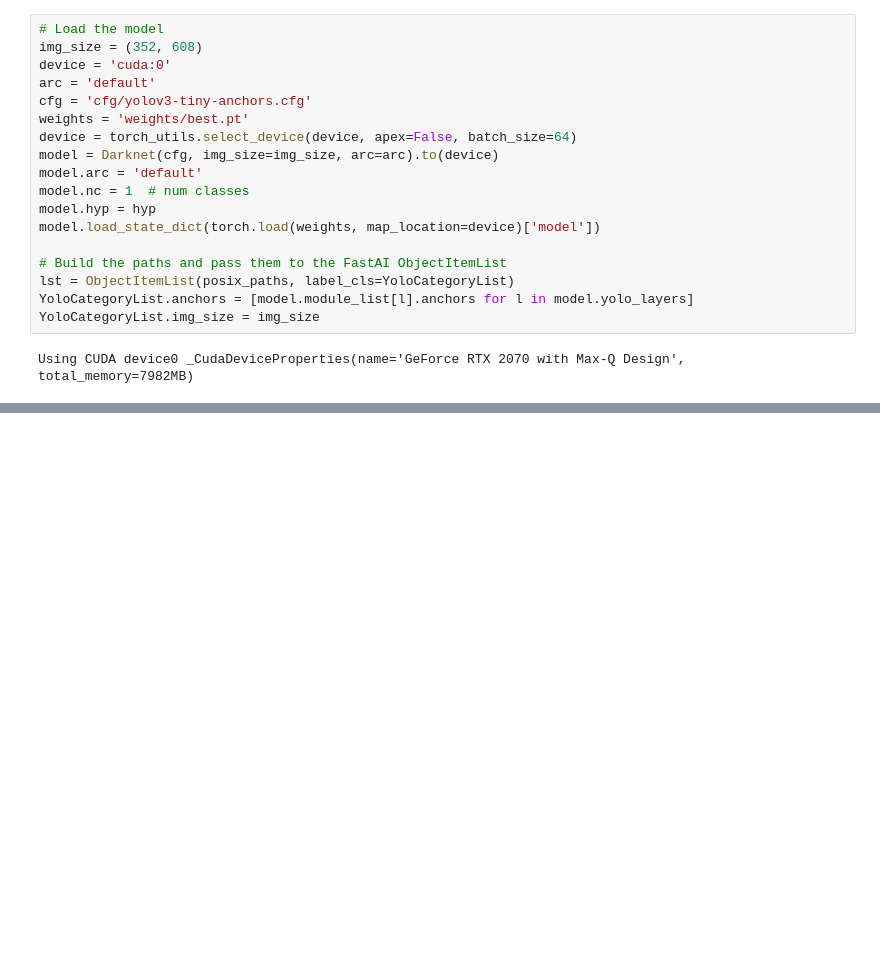
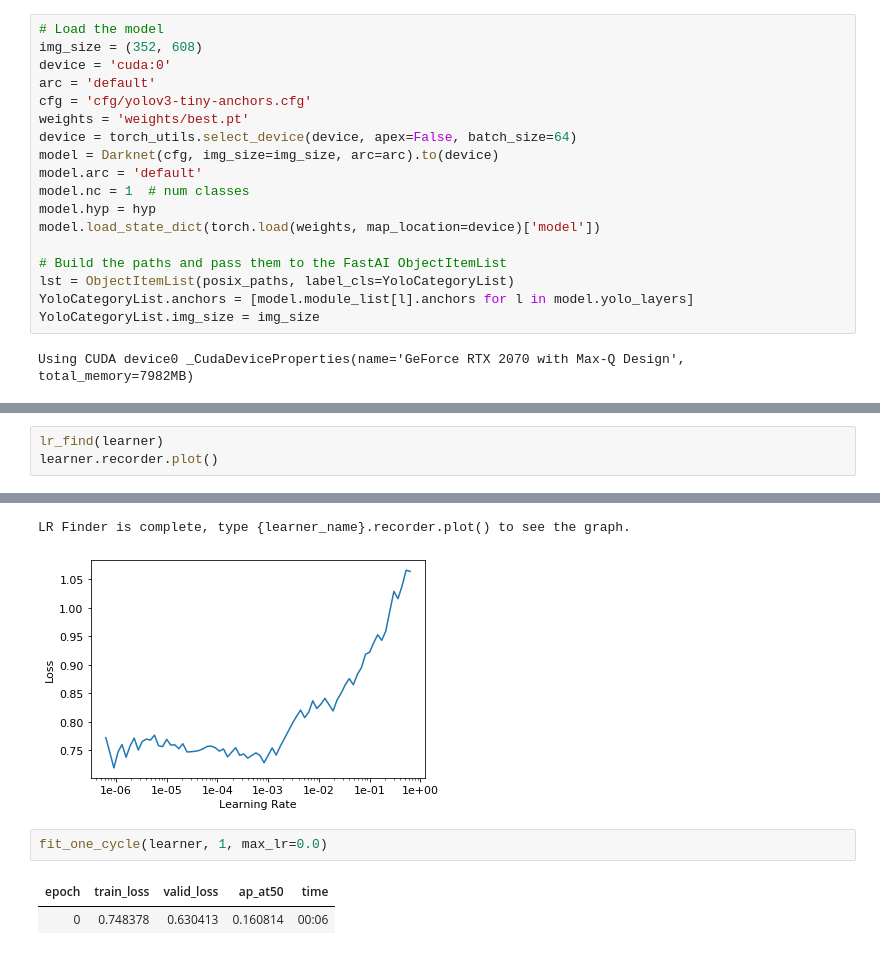
Before and after one commit to Mersive-Technologies/yolov3, a Jupyter notebook: gcp-labels.ipynb, the cells around one changed output, grey strips where cells are left out. Drawn from its saved outputs; the diff is of its cells as text; blank space fills up the shorter version.

```diff
--- a/gcp-labels.ipynb
+++ b/gcp-labels.ipynb
@@ -111,0 +115,4 @@ data.show_batch(rows=4, ds_type=DatasetType.Valid, figsize=(8, 8))
+# %%
+lr_find(learner)
+learner.recorder.plot()
+# %% [output]
@@ -111,0 +120,7 @@ data.show_batch(rows=4, ds_type=DatasetType.Valid, figsize=(8, 8))
+LR Finder is complete, type {learner_name}.recorder.plot() to see the graph.
+[figure, added]
+# %%
+fit_one_cycle(learner, 1, max_lr=0.0)
+# %% [output]
+| epoch | train_loss | valid_loss | ap_at50 | time |
+| 0 | 0.748378 | 0.630413 | 0.160814 | 00:06 |
```
Also changed, not shown: parts of 6 cells of this notebook, 2 other files.
